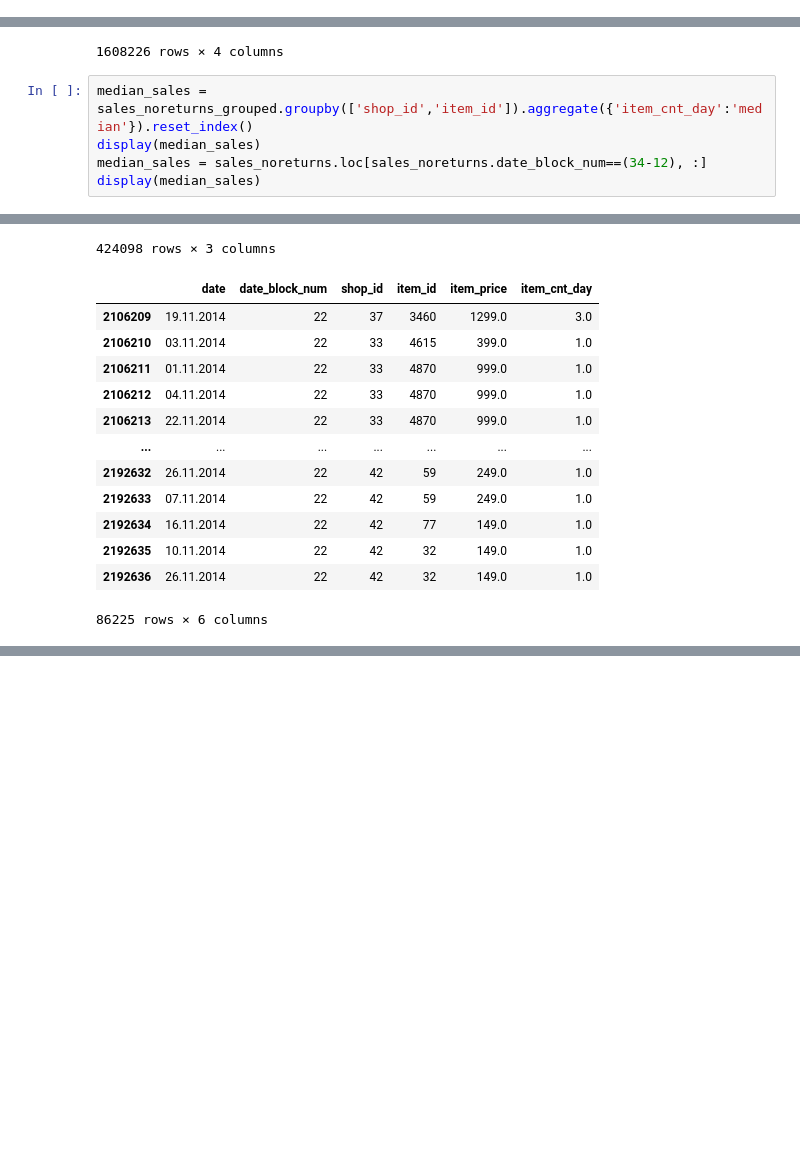
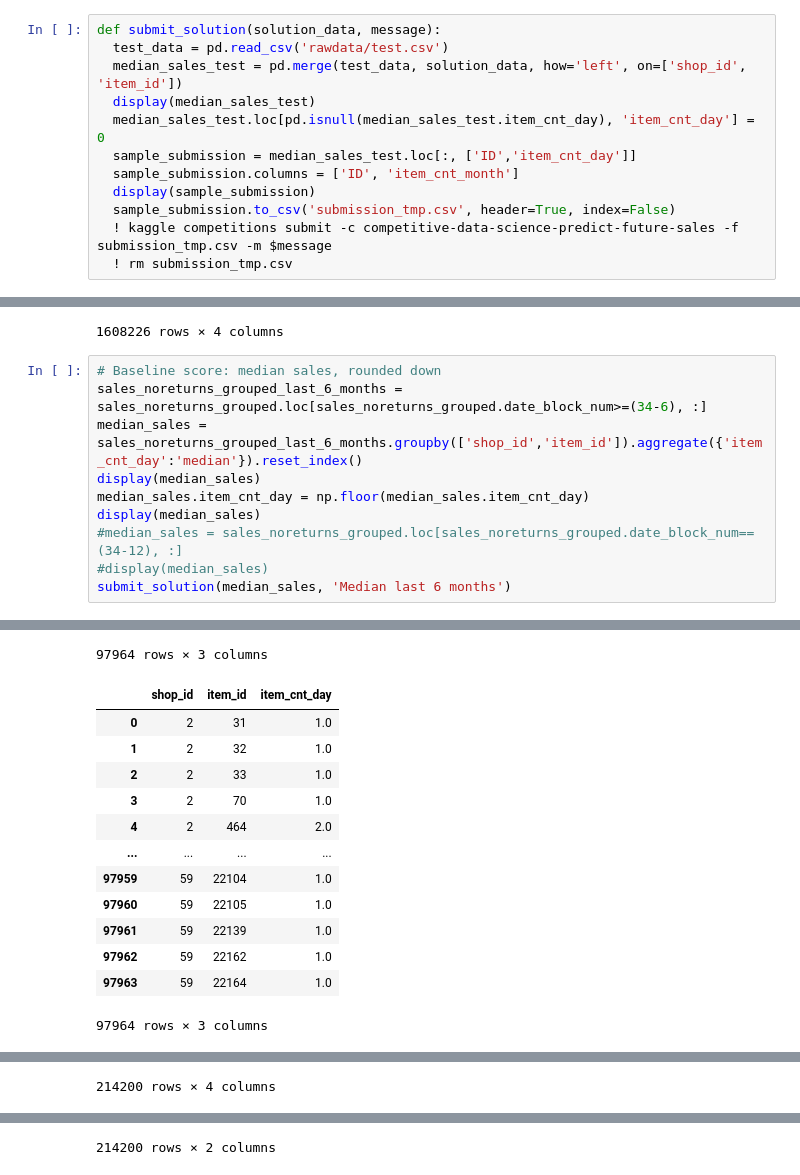
Before and after one commit to arcarrion/hsespecialization_course02, a Jupyter notebook: 02_eda.ipynb, the cells around one changed output, grey strips where cells are left out. Saved outputs shown, nothing was run; the diff lists cells and outputs as text; blank space fills up the shorter version.

Commit message:
First version exploratory data analysis

```diff
--- a/02_eda.ipynb
+++ b/02_eda.ipynb
@@ -88,5 +91,17 @@ PC - Гарнитуры/Наушники,0
 import numpy as np
 import pandas as pd
 import matplotlib.pyplot as plt
+# %%
+def submit_solution(solution_data, message):
+  test_data = pd.read_csv('rawdata/test.csv')
+  median_sales_test = pd.merge(test_data, solution_data, how='left', on=['shop_id', 'item_id'])
+  display(median_sales_test)
+  median_sales_test.loc[pd.isnull(median_sales_test.item_cnt_day), 'item_cnt_day'] = 0
+  sample_submission = median_sales_test.loc[:, ['ID','item_cnt_day']]
+  sample_submission.columns = ['ID', 'item_cnt_month']
+  display(sample_submission)
+  sample_submission.to_csv('submission_tmp.csv', header=True, index=False)
+  ! kaggle competitions submit -c competitive-data-science-predict-future-sales -f submission_tmp.csv -m $message
+  ! rm submission_tmp.csv
 # %%
 sales_rawdata = pd.read_csv('rawdata/sales_train.csv')
@@ -145,9 +142,14 @@ display(sales_noreturns_grouped)
 | 1608225 | 33 | 59 | 22102 | 1.0 |
 1608226 rows × 4 columns
 # %%
-median_sales = sales_noreturns_grouped.groupby(['shop_id','item_id']).aggregate({'item_cnt_day':'median'}).reset_index()
+# Baseline score: median sales, rounded down
+sales_noreturns_grouped_last_6_months = sales_noreturns_grouped.loc[sales_noreturns_grouped.date_block_num>=(34-6), :]
+median_sales = sales_noreturns_grouped_last_6_months.groupby(['shop_id','item_id']).aggregate({'item_cnt_day':'median'}).reset_index()
 display(median_sales)
-median_sales = sales_noreturns.loc[sales_noreturns.date_block_num==(34-12), :]
+median_sales.item_cnt_day = np.floor(median_sales.item_cnt_day)
 display(median_sales)
+#median_sales = sales_noreturns_grouped.loc[sales_noreturns_grouped.date_block_num==(34-12), :]
+#display(median_sales)
+submit_solution(median_sales, 'Median last 6 months')
 # %% [output]
 |  | shop_id | item_id | item_cnt_day |
@@ -165,14 +167,14 @@ display(median_sales)
-424098 rows × 3 columns
+97964 rows × 3 columns
-|  | date | date_block_num | shop_id | item_id | item_price | item_cnt_day |
-| 2106209 | 19.11.2014 | 22 | 37 | 3460 | 1299.0 | 3.0 |
-| 2106210 | 03.11.2014 | 22 | 33 | 4615 | 399.0 | 1.0 |
-| 2106211 | 01.11.2014 | 22 | 33 | 4870 | 999.0 | 1.0 |
-| 2106212 | 04.11.2014 | 22 | 33 | 4870 | 999.0 | 1.0 |
-| 2106213 | 22.11.2014 | 22 | 33 | 4870 | 999.0 | 1.0 |
-| ... | ... | ... | ... | ... | ... | ... |
-| 2192632 | 26.11.2014 | 22 | 42 | 59 | 249.0 | 1.0 |
-| 2192633 | 07.11.2014 | 22 | 42 | 59 | 249.0 | 1.0 |
-| 2192634 | 16.11.2014 | 22 | 42 | 77 | 149.0 | 1.0 |
-| 2192635 | 10.11.2014 | 22 | 42 | 32 | 149.0 | 1.0 |
-| 2192636 | 26.11.2014 | 22 | 42 | 32 | 149.0 | 1.0 |
+|  | shop_id | item_id | item_cnt_day |
+| 0 | 2 | 31 | 1.0 |
+| 1 | 2 | 32 | 1.0 |
+| 2 | 2 | 33 | 1.0 |
+| 3 | 2 | 70 | 1.0 |
+| 4 | 2 | 464 | 2.0 |
+| ... | ... | ... | ... |
+| 97959 | 59 | 22104 | 1.0 |
+| 97960 | 59 | 22105 | 1.0 |
+| 97961 | 59 | 22139 | 1.0 |
+| 97962 | 59 | 22162 | 1.0 |
+| 97963 | 59 | 22164 | 1.0 |
-86225 rows × 6 columns
+97964 rows × 3 columns
@@ -178,0 +193 @@ display(median_sales)
+214200 rows × 4 columns
@@ -178,0 +206 @@ display(median_sales)
+214200 rows × 2 columns
```
Also changed, not shown: parts of 34 cells of this notebook.
